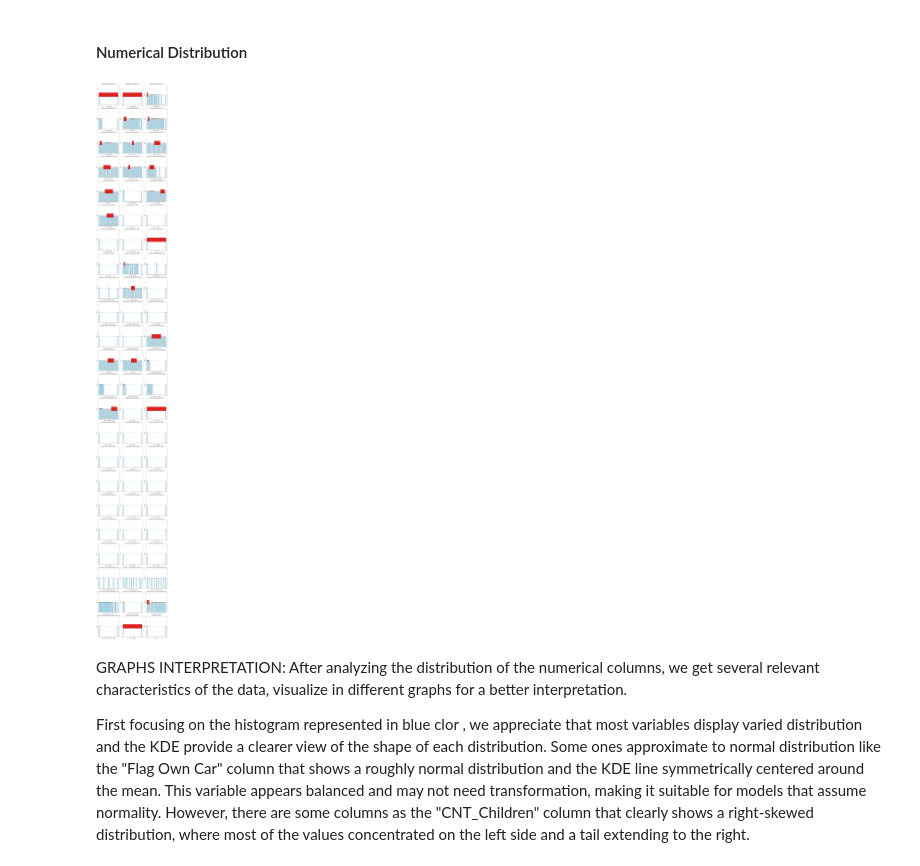
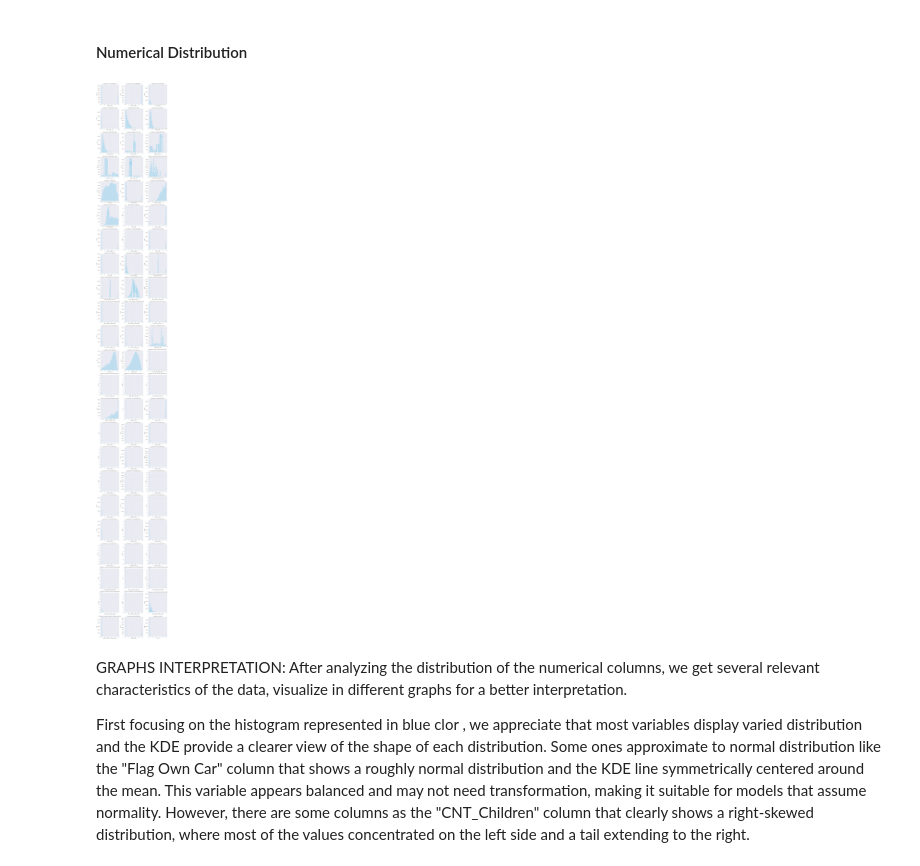
Before and after one commit to aitordiezUD/Default-Risk, a Jupyter notebook: notebooks/01_EDA.ipynb, the cells around one changed output. Drawn from its saved outputs; the diff is of its cells as text; code cells hidden in the pictures.

```diff
--- a/notebooks/01_EDA.ipynb
+++ b/notebooks/01_EDA.ipynb
@@ -34,24 +34,24 @@ df.head()
 # %%
 #Select numerical columns
 nColumns = df.select_dtypes(include= ['float64', 'int64']).columns
 #Visulize distributions of numerical columns in histograms
 cols = 3
 rows = int(np.ceil(len(nColumns)/cols))
 plt.figure(figsize=(cols*5,rows*5))
 
 for i, col in enumerate(nColumns,1):
     plt.subplot(rows,cols,i)
     #Histogram
     sns.histplot(df[col],kde=True, color= 'skyblue', bins= 30)
     #Boxplot for the outliers in color red
-    sns.boxplot(x=df[col], color="red", width=0.2)
+    #sns.boxplot(x=df[col], color="red", width=0.2)
 
     plt.title(f'Distribution of {col}')
 
 plt.tight_layout()
 plt.show()
 # %% [output]
-[figure, old version]
+[figure, new version]
 # %% [markdown]
 GRAPHS INTERPRETATION:
 After analyzing the distribution of the numerical columns, we get several relevant characteristics of the data, visualize in different graphs for a better interpretation.
```
Also changed, not shown: 3 other files.
